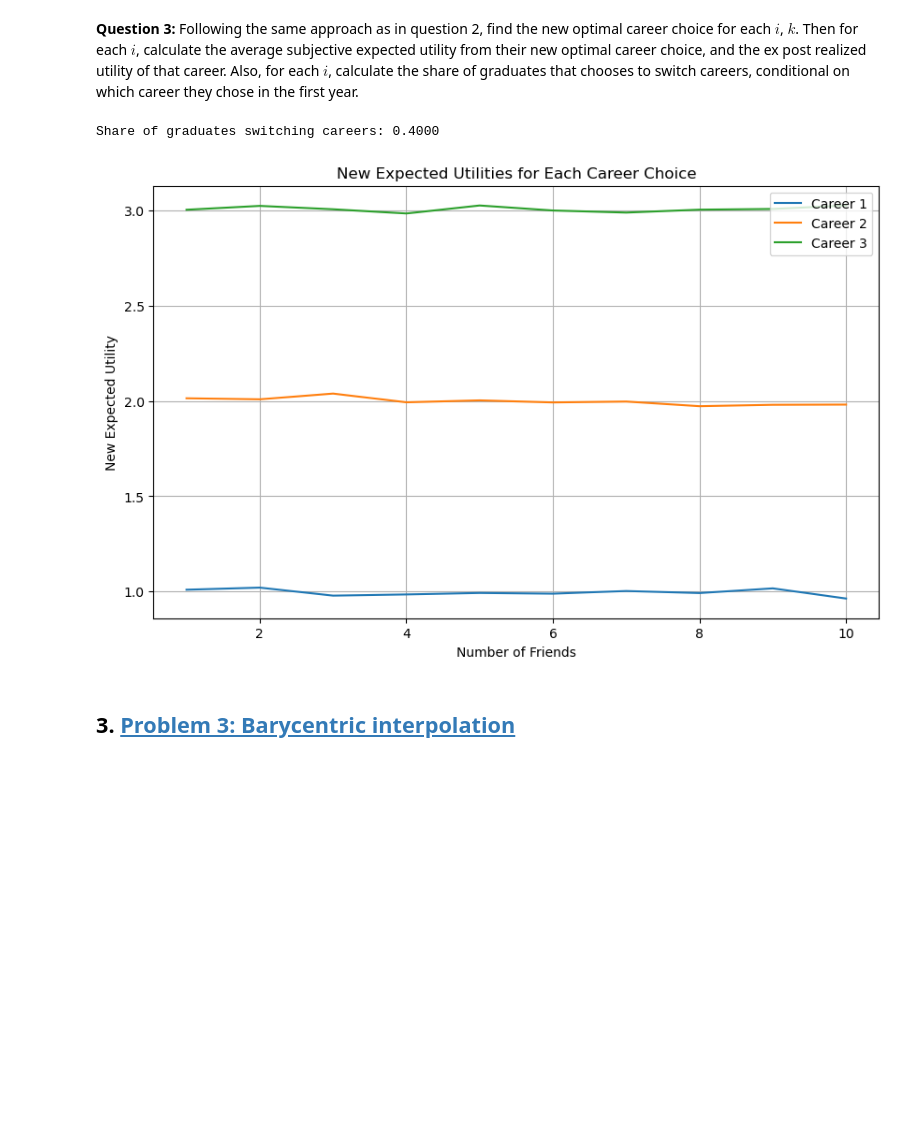
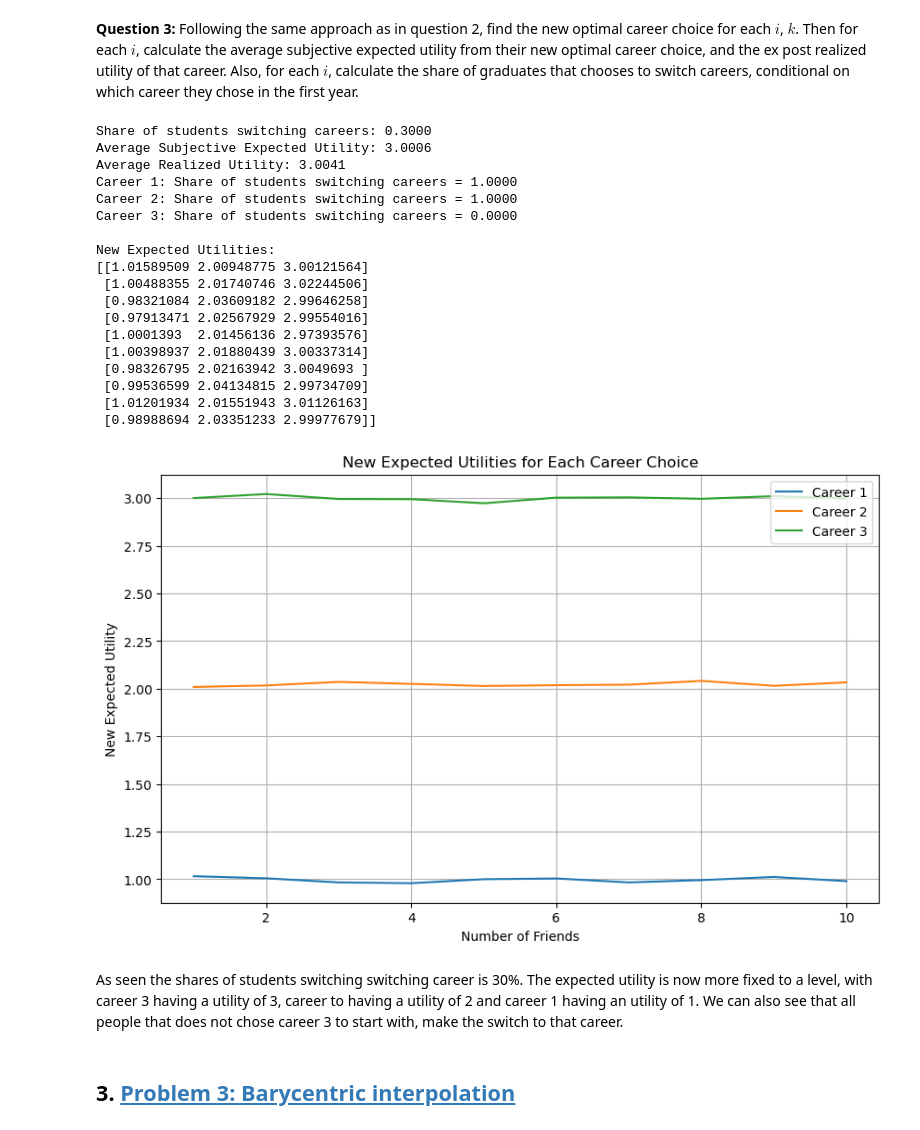
Before and after one commit to NumEconCopenhagen/projects-2024-rasmus, a Jupyter notebook: examproject/exam_2024.ipynb, the cells around one changed output. Saved outputs shown, nothing was run; the diff lists cells and outputs as text; code cells hidden in the pictures; blank space fills up the shorter version.

```diff
--- a/examproject/exam_2024.ipynb
+++ b/examproject/exam_2024.ipynb
@@ -455,7 +455,8 @@ $$
 # %% [markdown]
 **Question 3:** Following the same approach as in question 2, find the new optimal career choice for each $i$, $k$. Then for each $i$, calculate the average subjective expected utility from their new optimal career choice, and the ex post realized utility of that career. Also, for each $i$, calculate the share of graduates that chooses to switch careers, conditional on which career they chose in the first year. <br>
 # %%
-
+#setting seed for reproducibility
+np.random.seed(2024)
 
 def simulate_initial_choices(par):
     initial_choices = np.zeros(par.N, dtype=int)
@@ -477,44 +478,85 @@ def simulate_initial_choices(par):
 def simulate_new_choices(par, initial_choices):
     new_choices = np.zeros(par.N, dtype=int)
     new_expected_utilities = np.zeros((par.N, par.J))
+    realized_utilities = np.zeros(par.N)
 
     for i in range(par.N):
         utilities = np.zeros((par.J, par.K))
 
         for j in range(par.J):
             utilities[j, :] = par.v[j] + np.random.normal(0, par.sigma, par.K)
             new_expected_utilities[i, j] = np.mean(utilities[j, :])
 
         best_career = np.argmax(new_expected_utilities[i, :])
         new_choices[i] = best_career
+        realized_utilities[i] = np.mean(par.v[best_career] + np.random.normal(0, par.sigma, par.K))
 
     switch_shares = np.mean(new_choices != initial_choices)
-    return switch_shares, new_expected_utilities
+    return switch_shares, new_expected_utilities, realized_utilities, new_choices
 
 # Simulate initial choices
 initial_choices, initial_expected_utilities = simulate_initial_choices(par)
 
 # Simulate new choices based on updated information
-switch_shares, new_expected_utilities = simulate_new_choices(par, initial_choices)
+switch_shares, new_expected_utilities, realized_utilities, new_choices = simulate_new_choices(par, initial_choices)
+
+# Calculate average subjective expected utility from the new optimal career choice
+average_subjective_expected_utility = np.mean([new_expected_utilities[i, new_choices[i]] for i in range(par.N)])
+
+# Calculate ex post realized utility from the new optimal career choice
+average_realized_utility = np.mean(realized_utilities)
+
+# Calculate share of graduates switching careers conditional on initial career choice
+switch_shares_conditional = np.zeros(par.J)
+for j in range(par.J):
+    initial_career_mask = initial_choices == j
+    switch_shares_conditional[j] = np.mean(new_choices[initial_career_mask] != initial_choices[initial_career_mask])
 
 # Print the results
-print(f"Share of graduates switching careers: {switch_shares:.4f}")
+print(f"Share of students switching careers: {switch_shares:.4f}")
+print(f"Average Subjective Expected Utility: {average_subjective_expected_utility:.4f}")
+print(f"Average Realized Utility: {average_realized_utility:.4f}")
+for j in range(par.J):
+    print(f"Career {j+1}: Share of students switching careers = {switch_shares_conditional[j]:.4f}")
 
+# Display the new expected utilities
+print("\nNew Expected Utilities:")
+print(new_expected_utilities)
 
 # Plot new expected utilities
 plt.figure(figsize=(10, 6))
 for j in range(par.J):
     plt.plot(par.F, new_expected_utilities[:, j], label=f'Career {j+1}')
 
 plt.xlabel('Number of Friends')
 plt.ylabel('New Expected Utility')
 plt.title('New Expected Utilities for Each Career Choice')
 plt.legend()
 plt.grid(True)
 plt.show()
 # %% [output]
-Share of graduates switching careers: 0.4000
+Share of students switching careers: 0.3000
+Average Subjective Expected Utility: 3.0006
+Average Realized Utility: 3.0041
+Career 1: Share of students switching careers = 1.0000
+Career 2: Share of students switching careers = 1.0000
+Career 3: Share of students switching careers = 0.0000
+
+New Expected Utilities:
+[[1.01589509 2.00948775 3.00121564]
+ [1.00488355 2.01740746 3.02244506]
+ [0.98321084 2.03609182 2.99646258]
+ [0.97913471 2.02567929 2.99554016]
+ [1.0001393  2.01456136 2.97393576]
+ [1.00398937 2.01880439 3.00337314]
+ [0.98326795 2.02163942 3.0049693 ]
+ [0.99536599 2.04134815 2.99734709]
+ [1.01201934 2.01551943 3.01126163]
+ [0.98988694 2.03351233 2.99977679]]
-[figure, old version]
+[figure, new version]
+# %% [markdown]
+As seen the shares of students switching switching career is 30%. The expected utility is now more fixed to a level, with career 3 having a utility of 3, career to having a utility of 2 and career 1 having an utility of 1.
+We can also see that all people that does not chose career 3 to start with, make the switch to that career.
 # %% [markdown]
 ## 3. <a id='toc3_'></a>[Problem 3: Barycentric interpolation](#toc0_)
 # %% [markdown]
```
